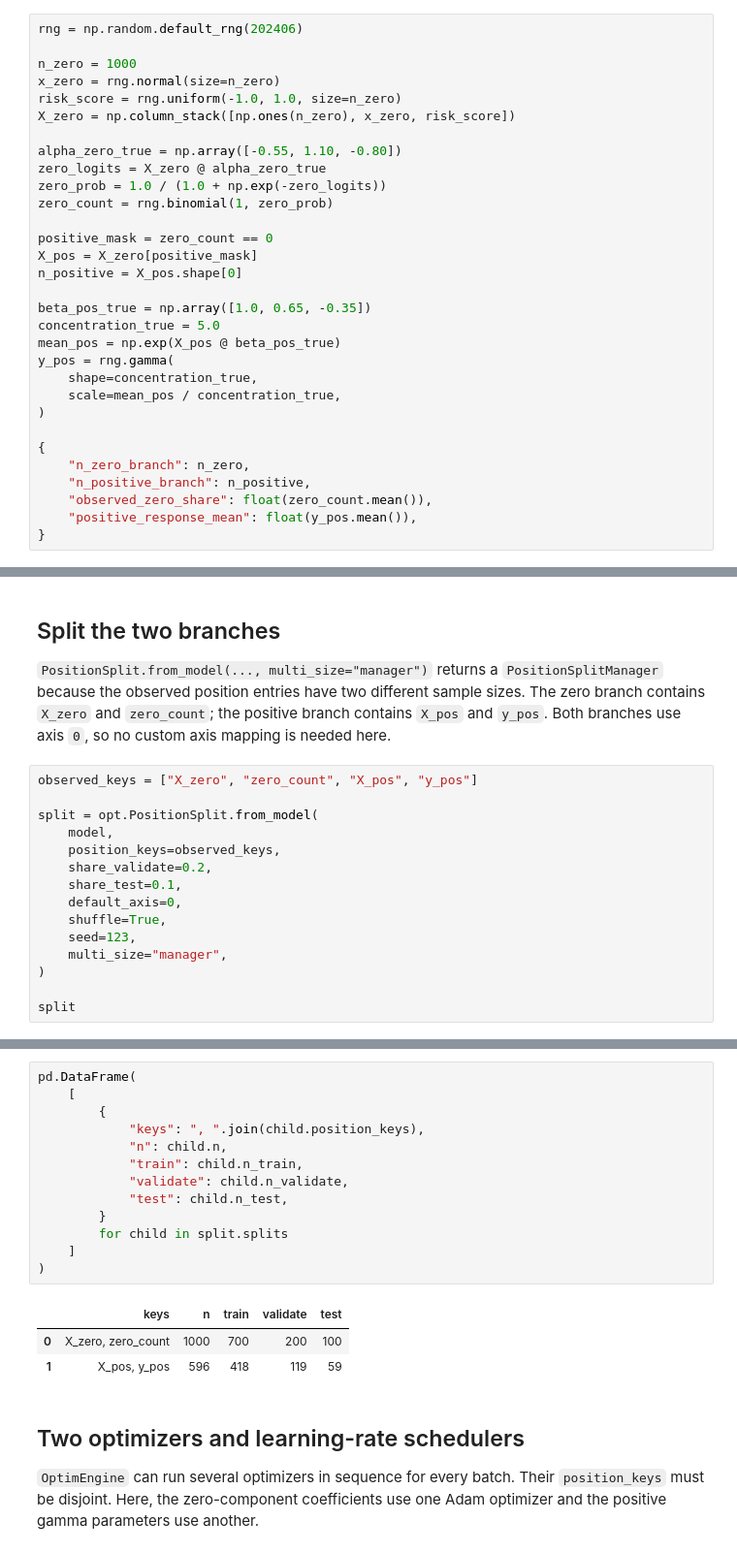
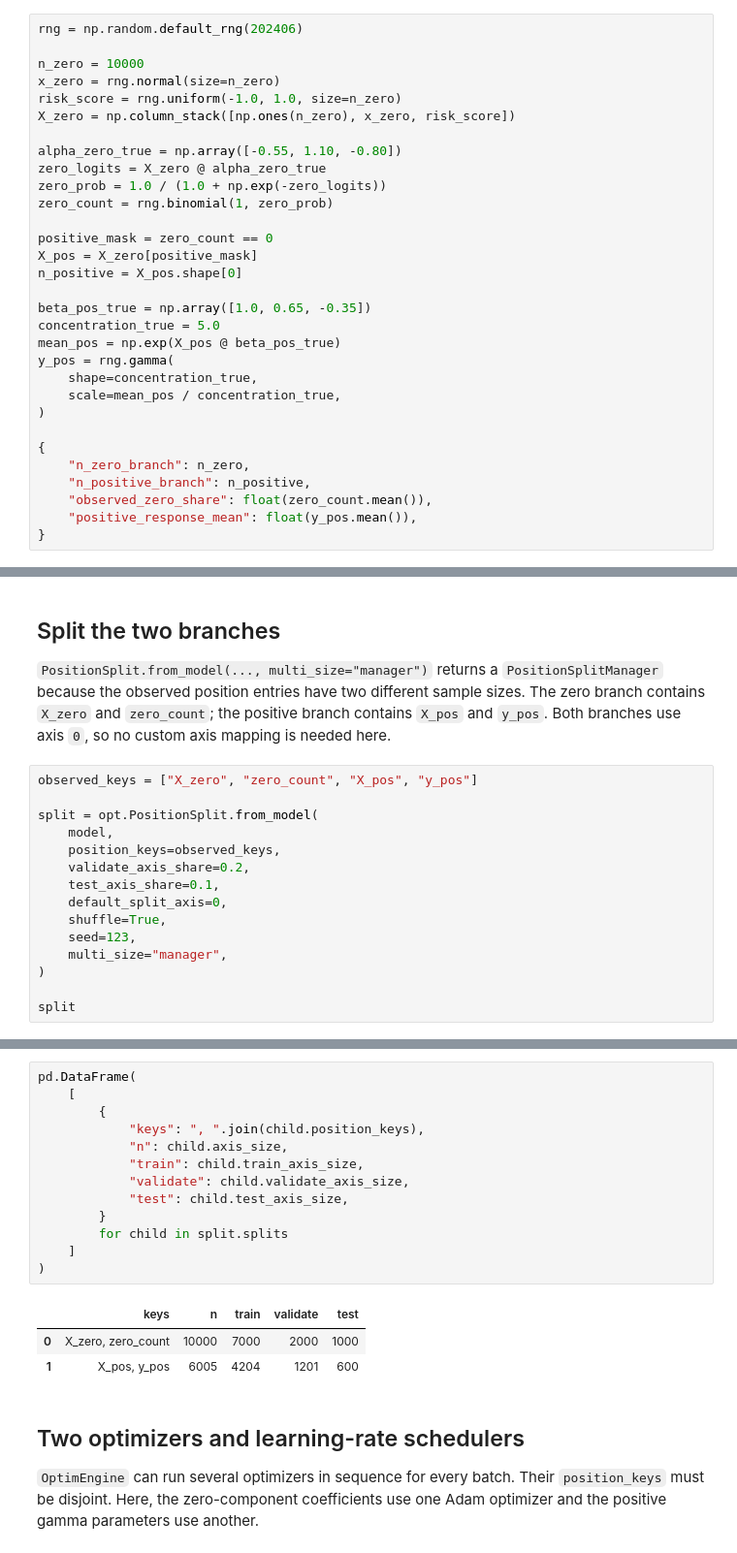
Before and after one commit to liesel-devs/liesel, a Jupyter notebook: docs/source/tutorials/notebooks/10-liesel-optim-advanced.ipynb, the cells around one changed output, grey strips where cells are left out. Shown at 97% size. Saved outputs shown, nothing was run; the diff lists cells and outputs as text.

```diff
--- a/docs/source/tutorials/notebooks/10-liesel-optim-advanced.ipynb
+++ b/docs/source/tutorials/notebooks/10-liesel-optim-advanced.ipynb
@@ -31,7 +31,7 @@ and, conditional on being positive,
 # %%
 rng = np.random.default_rng(202406)
 
-n_zero = 1000
+n_zero = 10000
 x_zero = rng.normal(size=n_zero)
 risk_score = rng.uniform(-1.0, 1.0, size=n_zero)
 X_zero = np.column_stack([np.ones(n_zero), x_zero, risk_score])
@@ -167,9 +167,9 @@ observed_keys = ["X_zero", "zero_count", "X_pos", "y_pos"]
 split = opt.PositionSplit.from_model(
     model,
     position_keys=observed_keys,
-    share_validate=0.2,
-    share_test=0.1,
-    default_axis=0,
+    validate_axis_share=0.2,
+    test_axis_share=0.1,
+    default_split_axis=0,
     shuffle=True,
     seed=123,
     multi_size="manager",
@@ -181,20 +185,20 @@ PositionSplitManager(n=(1000, 596), train=(700, 418), validate=(200, 119), test=
 # %%
 pd.DataFrame(
     [
         {
             "keys": ", ".join(child.position_keys),
-            "n": child.n,
-            "train": child.n_train,
-            "validate": child.n_validate,
-            "test": child.n_test,
+            "n": child.axis_size,
+            "train": child.train_axis_size,
+            "validate": child.validate_axis_size,
+            "test": child.test_axis_size,
         }
         for child in split.splits
     ]
 )
 # %% [output]
 |  | keys | n | train | validate | test |
-| 0 | X_zero, zero_count | 1000 | 700 | 200 | 100 |
-| 1 | X_pos, y_pos | 596 | 418 | 119 | 59 |
+| 0 | X_zero, zero_count | 10000 | 7000 | 2000 | 1000 |
+| 1 | X_pos, y_pos | 6005 | 4204 | 1201 | 600 |
 # %% [markdown]
 ## Two optimizers and learning-rate schedulers
 
```
Also changed, not shown: parts of 11 cells of this notebook, 20 other files.
